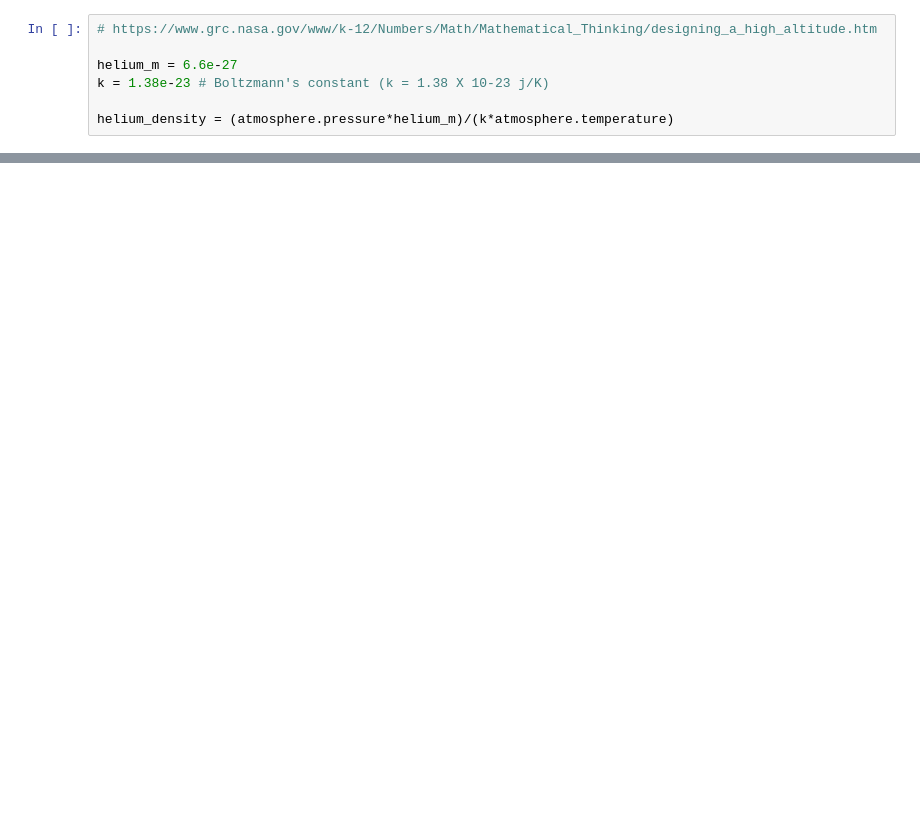
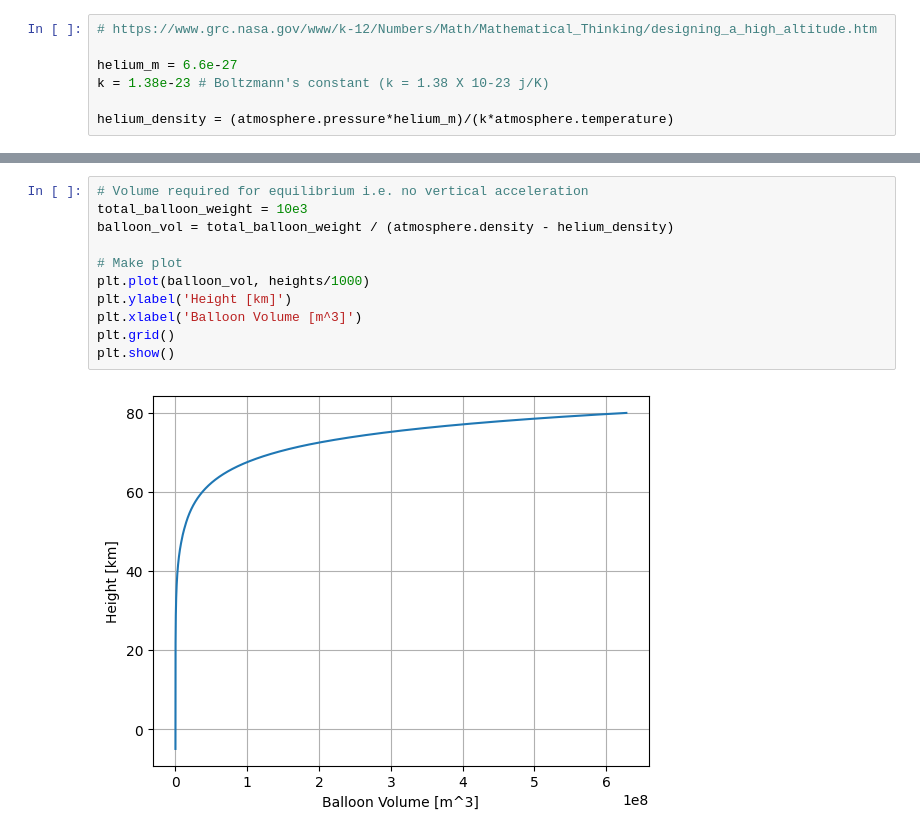
Before and after one commit to machshev/HAB, a Jupyter notebook: prehab/model.ipynb, the cells around one changed output, grey strips where cells are left out. Saved outputs shown, nothing was run; the diff lists cells and outputs as text; blank space fills up the shorter version.

Commit message:
helium volume for equilibrium

```diff
--- a/prehab/model.ipynb
+++ b/prehab/model.ipynb
@@ -40,0 +50,13 @@ plt.show()
+# %%
+# Volume required for equilibrium i.e. no vertical acceleration
+total_balloon_weight = 10e3
+balloon_vol = total_balloon_weight / (atmosphere.density - helium_density)
+
+# Make plot
+plt.plot(balloon_vol, heights/1000)
+plt.ylabel('Height [km]')
+plt.xlabel('Balloon Volume [m^3]')
+plt.grid()
+plt.show()
+# %% [output]
+[figure, added]
```
Also changed, not shown: parts of 3 cells of this notebook, 2 other files.
